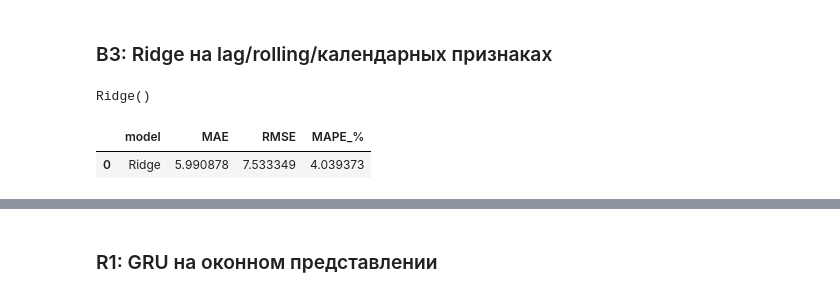
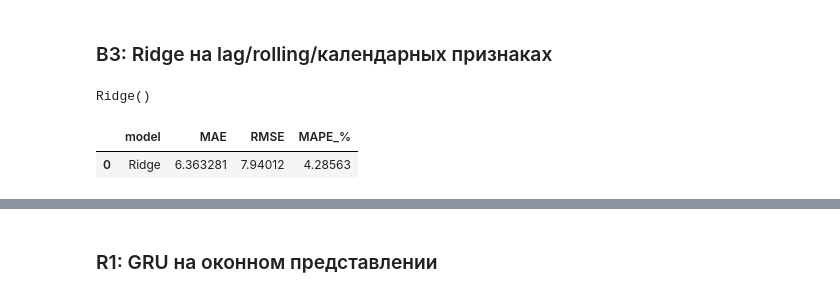
Before and after one commit to deeonowa/aie_repos, a Jupyter notebook: homeworks/HW12/HW12.ipynb, the cells around one changed output, grey strips where cells are left out. Cells and saved outputs as stored; diff of their text form; code cells hidden in the pictures.

```diff
--- a/homeworks/HW12/HW12.ipynb
+++ b/homeworks/HW12/HW12.ipynb
@@ -203,18 +219,18 @@ features_df.head()
 # %%
-train_feat, val_feat, test_feat = temporal_split(features_df)
+train_feat, val_feat, test_feat = temporal_split(featured_df)
 
-X_train = train_feat[feature_cols]
-y_train = train_feat[target_col]
+X_train_base = train_feat[feature_cols]
+y_train_base = train_feat[target_col]
 
-X_val = val_feat[feature_cols]
-y_val = val_feat[target_col]
+X_val_base = val_feat[feature_cols]
+y_val_base = val_feat[target_col]
 
-X_test = test_feat[feature_cols]
-y_test = test_feat[target_col]
+X_test_base = test_feat[feature_cols]
+y_test_base = test_feat[target_col]
 
 print("Размерности:")
-print("X_train:", X_train.shape, "| y_train:", y_train.shape)
-print("X_val:  ", X_val.shape, "| y_val:  ", y_val.shape)
-print("X_test: ", X_test.shape, "| y_test: ", y_test.shape)
+print("X_train:", X_train_base.shape, "| y_train:", y_train_base.shape)
+print("X_val:  ", X_val_base.shape, "| y_val:  ", y_val_base.shape)
+print("X_test: ", X_test_base.shape, "| y_test: ", y_test_base.shape)
 # %% [output]
 Размерности:
@@ -433,20 +449,20 @@ display(b2_val)
 # %% [markdown]
 ### B3: Ridge на lag/rolling/календарных признаках
 # %%
-scaler = StandardScaler()
-X_train_scaled = scaler.fit_transform(X_train)
-X_val_scaled   = scaler.transform(X_val)
-X_test_scaled  = scaler.transform(X_test)
+scaler_features = StandardScaler()
+X_train_scaled = scaler_features.fit_transform(X_train_base)  # fit на train
+X_val_scaled = scaler_features.transform(X_val_base)          # transform на val
+X_test_scaled = scaler_features.transform(X_test_base)        # transform на test
 # %%
 ridge = Ridge(alpha=1.0)
-ridge.fit(X_train_scaled, y_train)
+ridge.fit(X_train_scaled, y_train_base)
 # %% [output]
 Ridge()
 # %%
 val_pred_ridge = ridge.predict(X_val_scaled)
 # %%
-b3_val = evaluate_regression(y_val, val_pred_ridge, "Ridge")
+b3_val = evaluate_regression(y_val_base, val_pred_ridge, "Ridge")
 display(b3_val)
 # %% [output]
 |  | model | MAE | RMSE | MAPE_% |
-| 0 | Ridge | 5.990878 | 7.533349 | 4.039373 |
+| 0 | Ridge | 6.363281 | 7.94012 | 4.28563 |
```
Also changed, not shown: parts of 22 cells of this notebook, 6 other files.
